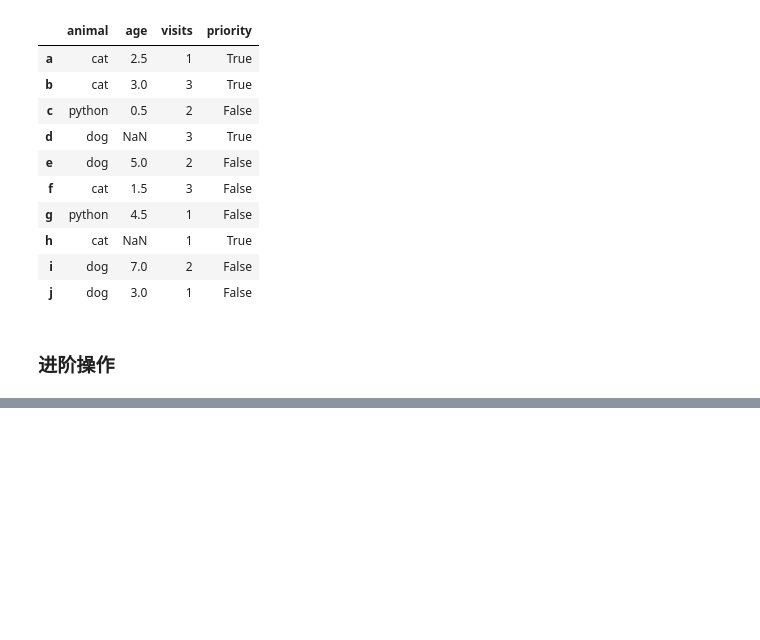
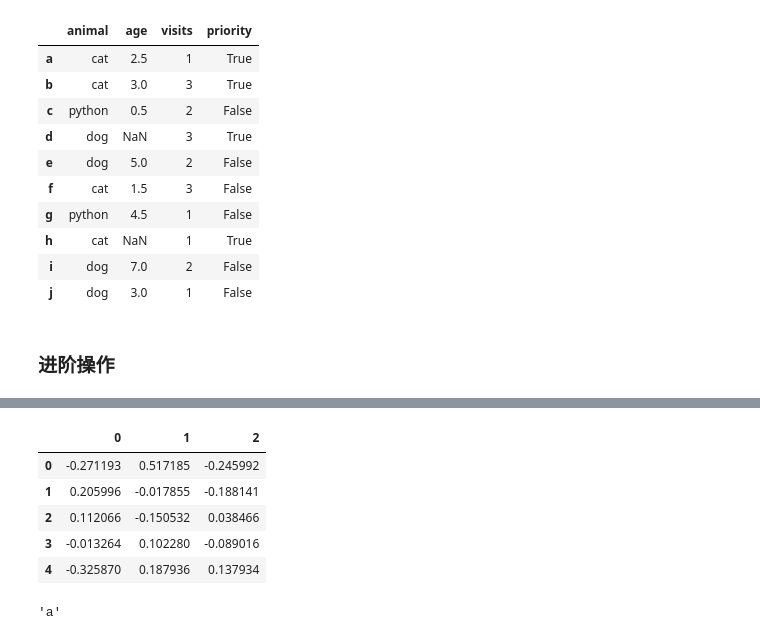
Before and after one commit to OcaenEyes/pandasLearn, a Jupyter notebook: Pandas-50道练习题.ipynb, the cells around one changed output, grey strips where cells are left out. Cells and saved outputs as stored; diff of their text form; code cells hidden in the pictures; blank space fills up the shorter version.

```diff
--- a/Pandas-50道练习题.ipynb
+++ b/Pandas-50道练习题.ipynb
@@ -350,0 +371,22 @@ df_cp
+# %%
+# 一个全数值DataFrame ,每个数字减去该行的平均数
+df = pd.DataFrame(np.random.random(size=(5,3)))
+df
+
+df1 = df.sub(df.mean(axis=1),axis=0)
+df1
+# %% [output]
+|  | 0 | 1 | 2 |
+| 0 | -0.271193 | 0.517185 | -0.245992 |
+| 1 | 0.205996 | -0.017855 | -0.188141 |
+| 2 | 0.112066 | -0.150532 | 0.038466 |
+| 3 | -0.013264 | 0.102280 | -0.089016 |
+| 4 | -0.325870 | 0.187936 | 0.137934 |
+# %%
+# 有一个5列的DataFrame 求哪列和最小
+df = pd.DataFrame(np.random.random(size=(5,5)),columns=list('abcde'))
+df
+
+df.sum().idxmin()
+# %% [output]
+'a'
```
Also changed, not shown: parts of 4 cells of this notebook, 2 other files.
